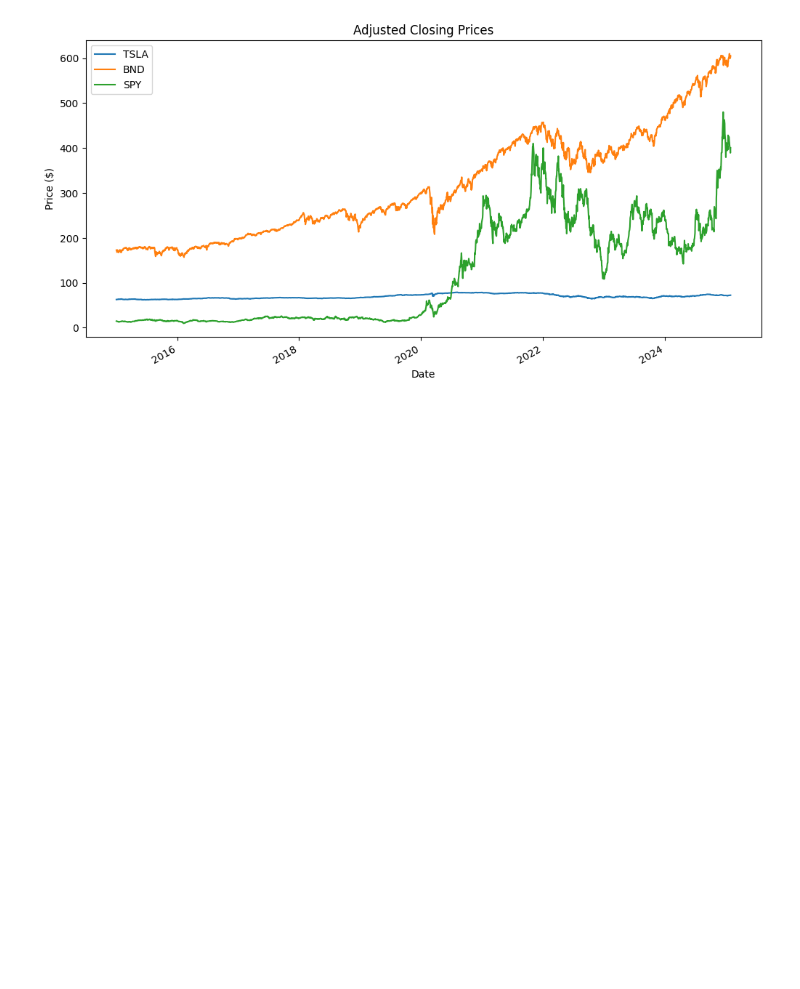
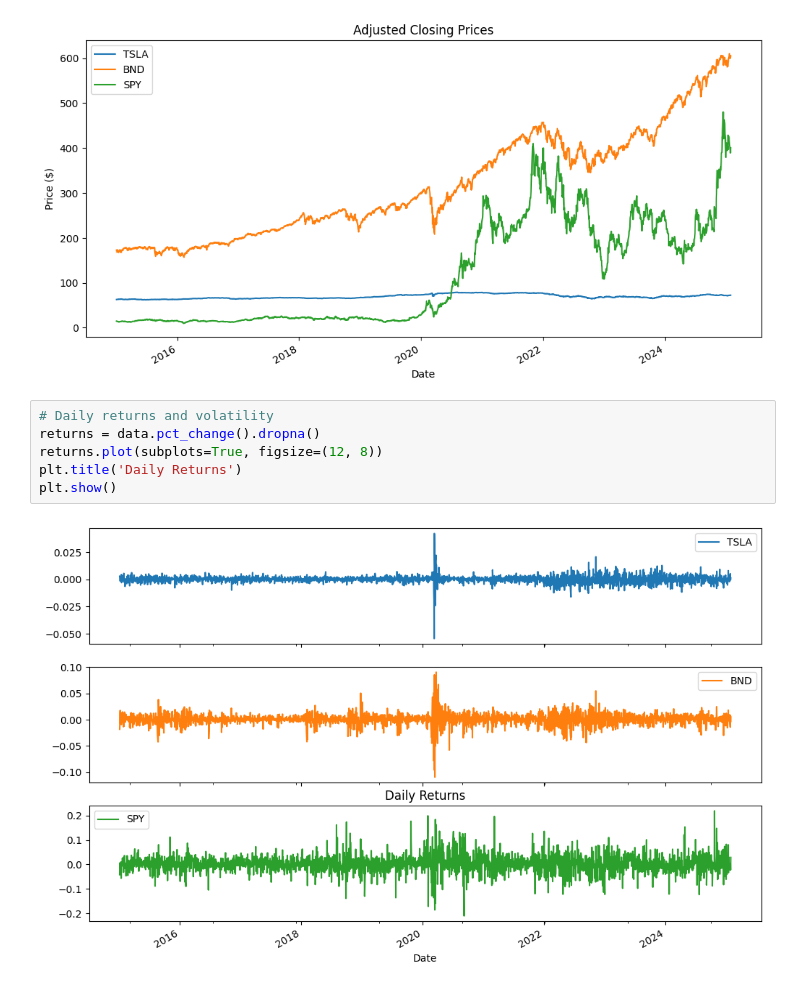
Before and after one commit to malzbanker/AIM_WEEK_11, a Jupyter notebook: notebooks/eda.ipynb, the cells around one changed output. Saved outputs shown, nothing was run; the diff lists cells and outputs as text; blank space fills up the shorter version.

Commit message:
ploting Daily returns and volatility and  Rolling volatility (21-day window)

```diff
--- a/notebooks/eda.ipynb
+++ b/notebooks/eda.ipynb
@@ -66,3 +66,11 @@ plt.ylabel('Price ($)')
 plt.show()
 # %% [output]
 [figure]
+# %%
+# Daily returns and volatility
+returns = data.pct_change().dropna()
+returns.plot(subplots=True, figsize=(12, 8))
+plt.title('Daily Returns')
+plt.show()
+# %% [output]
+[figure, added]
```
Also changed, not shown: parts of 1 cell of this notebook.
